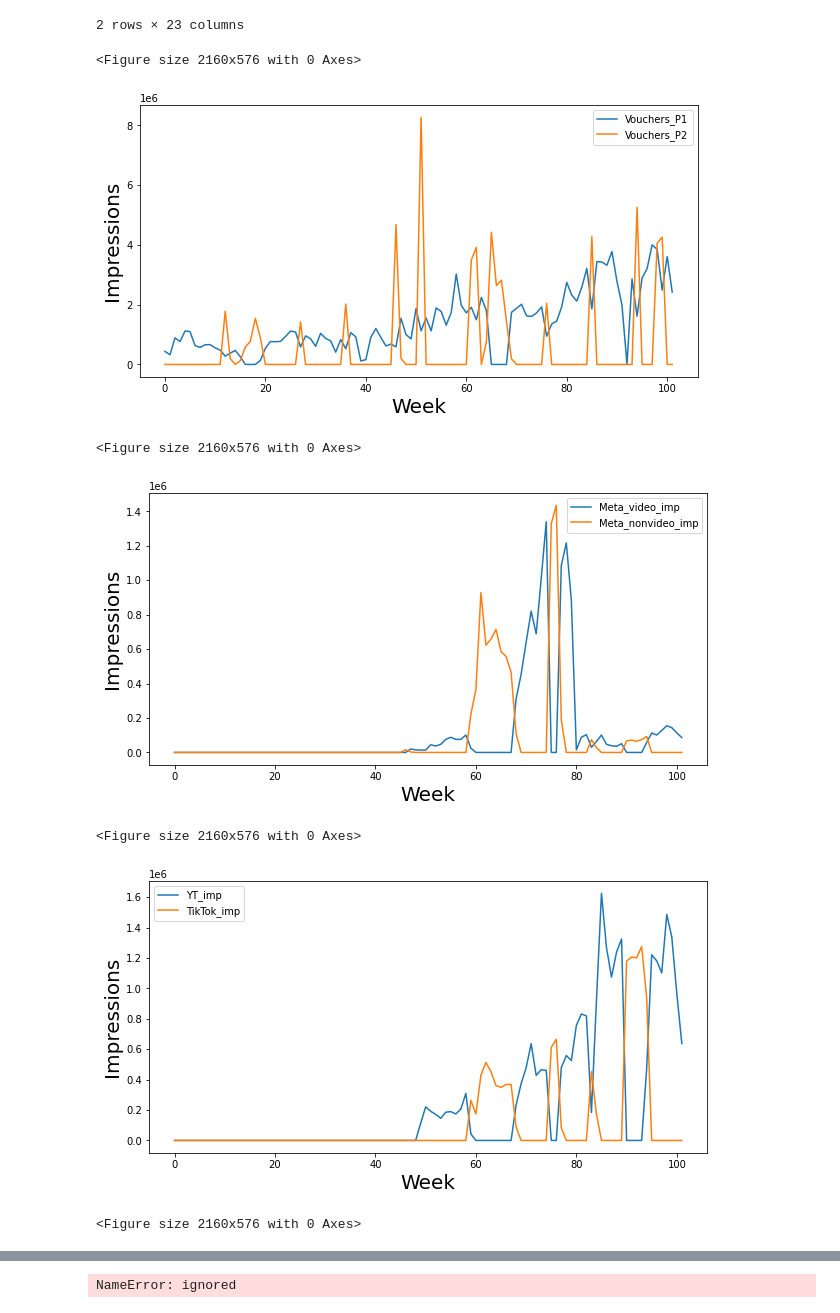
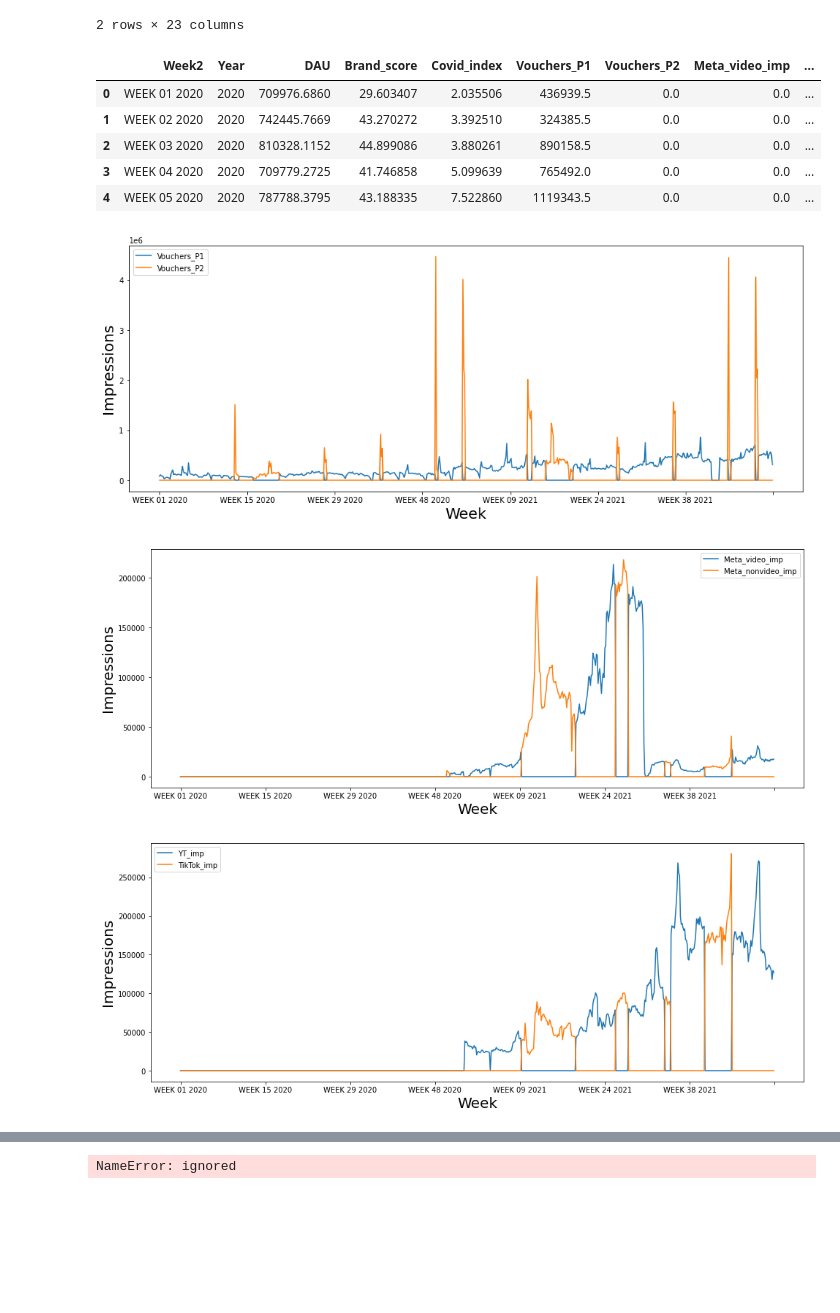
Before and after one commit to Akash743/Mathematical-Optimization, a Jupyter notebook: Testing_final.ipynb, the cells around one changed output, grey strips where cells are left out. Saved outputs shown, nothing was run; the diff lists cells and outputs as text; code cells hidden in the pictures; blank space fills up the shorter version.

```diff
--- a/Testing_final.ipynb
+++ b/Testing_final.ipynb
@@ -126,6 +126,8 @@ df_dv = df[['Week2','Month_Year','Year','DAU','Brand_score','Covid_index']].grou
 df_iv = df[[x for x in df.columns if x not in ['DAU','Brand_score','Covid_index','Year','month_nr', 'week_nr',
        'EndPeriod']]].groupby('Week2').sum()
 dff = pd.concat([df_iv,df_dv[['DAU','Brand_score','Covid_index']]],axis=1)
+# %%
+df['Year'] = df['Week2'].apply(lambda x: int(x[-4:]))
 # %%
 dff.columns
 # %% [output]
@@ -269,25 +271,33 @@ df.head(2)
 2 rows × 23 columns
 # %%
 df['EndPeriod'] = pd.to_datetime(df['EndPeriod'])
+# %%
+dff.head()
+# %% [output]
+|  | Week2 | Year | DAU | Brand_score | Covid_index | Vouchers_P1 | Vouchers_P2 | Meta_video_imp | ... |
+| 0 | WEEK 01 2020 | 2020 | 709976.6860 | 29.603407 | 2.035506 | 436939.5 | 0.0 | 0.0 | ... |
+| 1 | WEEK 02 2020 | 2020 | 742445.7669 | 43.270272 | 3.392510 | 324385.5 | 0.0 | 0.0 | ... |
+| 2 | WEEK 03 2020 | 2020 | 810328.1152 | 44.899086 | 3.880261 | 890158.5 | 0.0 | 0.0 | ... |
+| 3 | WEEK 04 2020 | 2020 | 709779.2725 | 41.746858 | 5.099639 | 765492.0 | 0.0 | 0.0 | ... |
+| 4 | WEEK 05 2020 | 2020 | 787788.3795 | 43.188335 | 7.522860 | 1119343.5 | 0.0 | 0.0 | ... |
+# %%
+useful[i:i+2].append('Week2')
+# %%
+useful =  useful[i:i+2].append('Week2')
 # %%
 for i in range(3,len(dfu.columns)-1,2):
 #  f= plt.figure(figsize=(18,3))
 #   p = dff[i].plot(legend=True);
 #   p.set_xlabel("Week", fontsize = 20)
 #   p.set_ylabel(i, fontsize = 20)
 
 
-  f = plt.figure(figsize=(30,8))
-  p = dff[useful[i:i+2]].plot(legend=True);
+  #f = plt.figure(figsize=(20,10))
+  p = df[[useful[i],useful[i+1],'Week2']].set_index('Week2').plot(legend=True);
   p.set_xlabel("Week", fontsize = 20)
   p.set_ylabel("Impressions", fontsize = 20);
-  plt.gcf().set_size_inches(10, 5)
-#dff[['Insta_own_imp','Insta_all_imp']].plot()
+  plt.gcf().set_size_inches(16, 6)
 # %% [output]
-<Figure size 2160x576 with 0 Axes>
-[figure, old version]
+[figure, new version]
-<Figure size 2160x576 with 0 Axes>
-[figure, old version]
+[figure, new version]
-<Figure size 2160x576 with 0 Axes>
-[figure, old version]
+[figure, new version]
-<Figure size 2160x576 with 0 Axes>
```
Also changed, not shown: parts of 19 cells of this notebook.
